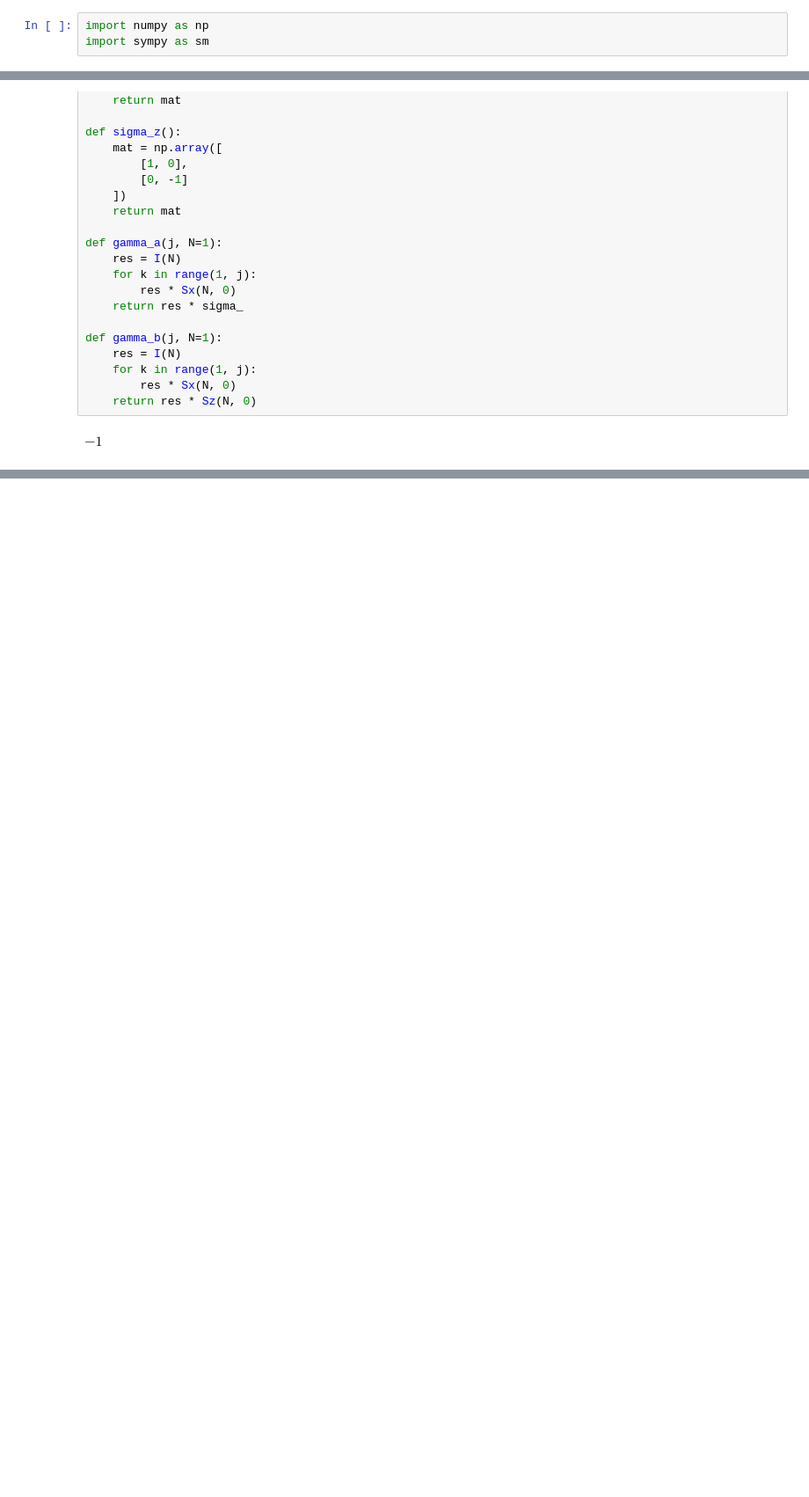
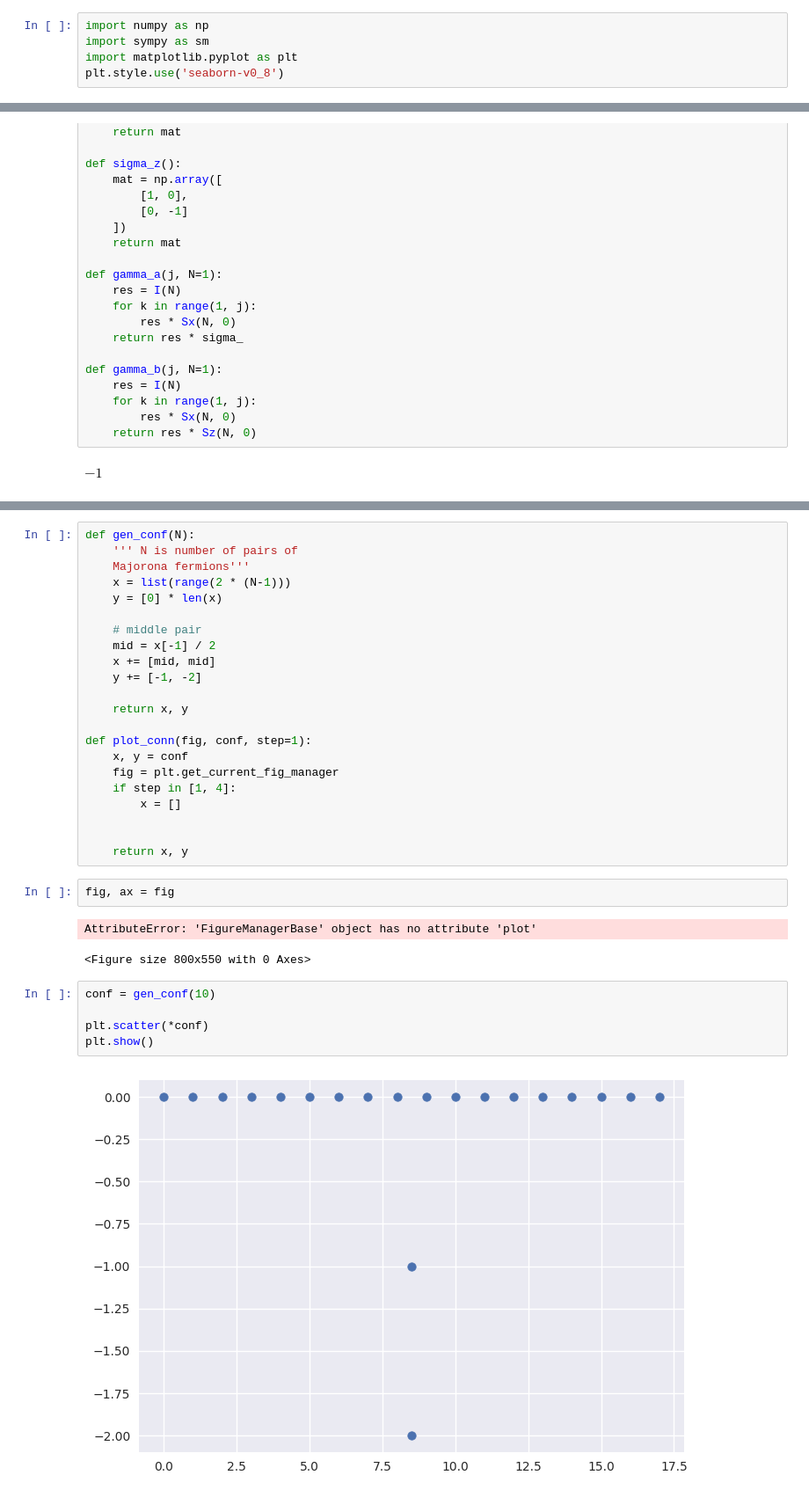
Before and after one commit to ammar-faifi/physics, a Jupyter notebook: PHYS497/Majorana.ipynb, the cells around one changed output, grey strips where cells are left out. Shown at 88% size. Saved outputs shown, nothing was run; the diff lists cells and outputs as text; blank space fills up the shorter version.

```diff
--- a/PHYS497/Majorana.ipynb
+++ b/PHYS497/Majorana.ipynb
@@ -1,6 +1,8 @@
 # %%
 import numpy as np
 import sympy as sm
+import matplotlib.pyplot as plt
+plt.style.use('seaborn-v0_8')
 # %%
 def jordan_wigner_majorana(N):
     """
@@ -186,0 +191,34 @@ $\displaystyle -1$
+# %%
+def gen_conf(N):
+    ''' N is number of pairs of
+    Majorona fermions'''
+    x = list(range(2 * (N-1)))
+    y = [0] * len(x)
+
+    # middle pair
+    mid = x[-1] / 2
+    x += [mid, mid]
+    y += [-1, -2]
+
+    return x, y
+
+def plot_conn(fig, conf, step=1):
+    x, y = conf
+    fig = plt.get_current_fig_manager
+    if step in [1, 4]:
+        x = []
+
+
+    return x, y
+# %%
+fig, ax = fig
+# %% [output]
+AttributeError: 'FigureManagerBase' object has no attribute 'plot'
+<Figure size 800x550 with 0 Axes>
+# %%
+conf = gen_conf(10)
+
+plt.scatter(*conf)
+plt.show()
+# %% [output]
+[figure, added]
```
Also changed, not shown: parts of 7 cells of this notebook.
